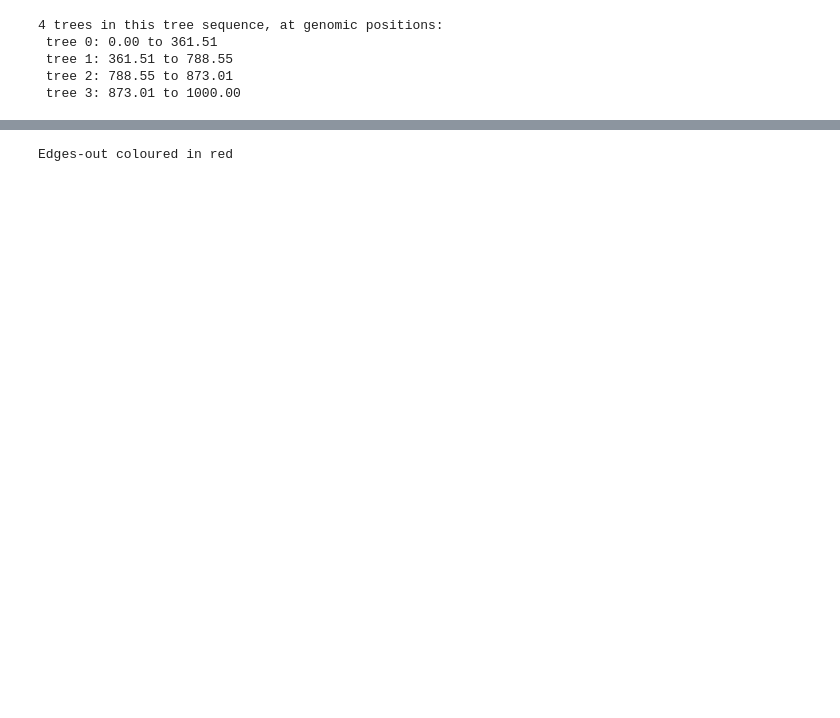
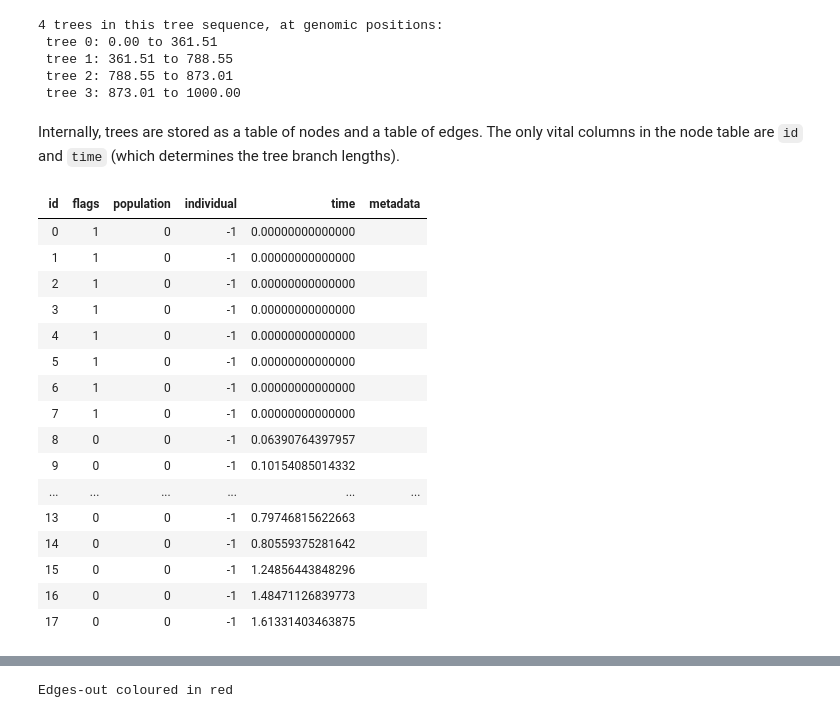
Before and after one commit to hyanwong/SPR-tskit-demo, a Jupyter notebook: EdgeChanges.ipynb, the cells around one changed output, grey strips where cells are left out. Cells and saved outputs as stored; diff of their text form; code cells hidden in the pictures; blank space fills up the shorter version.

Commit message:
Add examples of iterators & tables

```diff
--- a/EdgeChanges.ipynb
+++ b/EdgeChanges.ipynb
@@ -27,3 +27,25 @@ for tree in tree_sequence.trees():
  tree 1: 361.51 to 788.55
  tree 2: 788.55 to 873.01
  tree 3: 873.01 to 1000.00
+# %% [markdown]
+Internally, trees are stored as a table of nodes and a table of edges. The only vital columns in the node table are `id` and `time` (which determines the tree branch lengths).
+# %%
+tree_sequence.tables.nodes
+# %% [output]
+| id | flags | population | individual | time | metadata |
+| 0 | 1 | 0 | -1 | 0.00000000000000 |  |
+| 1 | 1 | 0 | -1 | 0.00000000000000 |  |
+| 2 | 1 | 0 | -1 | 0.00000000000000 |  |
+| 3 | 1 | 0 | -1 | 0.00000000000000 |  |
+| 4 | 1 | 0 | -1 | 0.00000000000000 |  |
+| 5 | 1 | 0 | -1 | 0.00000000000000 |  |
+| 6 | 1 | 0 | -1 | 0.00000000000000 |  |
+| 7 | 1 | 0 | -1 | 0.00000000000000 |  |
+| 8 | 0 | 0 | -1 | 0.06390764397957 |  |
+| 9 | 0 | 0 | -1 | 0.10154085014332 |  |
+| ... | ... | ... | ... | ... | ... |
+| 13 | 0 | 0 | -1 | 0.79746815622663 |  |
+| 14 | 0 | 0 | -1 | 0.80559375281642 |  |
+| 15 | 0 | 0 | -1 | 1.24856443848296 |  |
+| 16 | 0 | 0 | -1 | 1.48471126839773 |  |
+| 17 | 0 | 0 | -1 | 1.61331403463875 |  |
```
Also changed, not shown: parts of 6 cells of this notebook.
